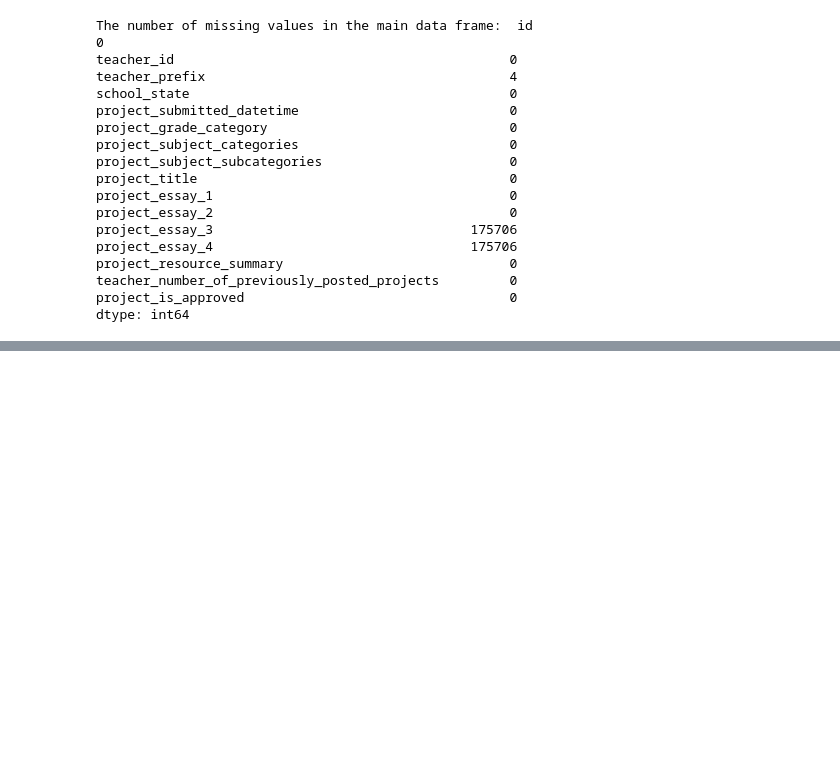
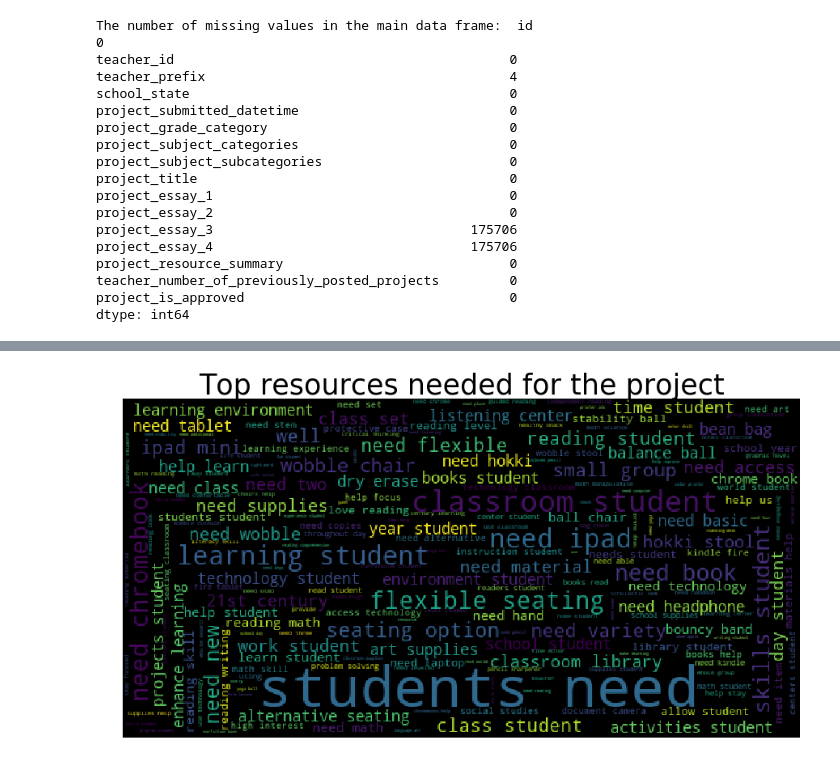
Before and after one commit to davestroud/DataMining_SMU, a Jupyter notebook: dstroud_NLP.ipynb, the cells around one changed output, grey strips where cells are left out. Saved outputs shown, nothing was run; the diff lists cells and outputs as text; code cells hidden in the pictures; blank space fills up the shorter version.

Commit message:
add wordcloud

```diff
--- a/dstroud_NLP.ipynb
+++ b/dstroud_NLP.ipynb
@@ -140,0 +86,25 @@ t.draw()
+# %%
+#https://www.kaggle.com/codename007/a-very-extensive-end-to-end-project-donorschoose
+
+import re
+from nltk.corpus import stopwords
+nltk.download('stopwords')
+
+REPLACE_BY_SPACE_RE = re.compile('[/(){}\[\]\|@,;]')
+BAD_SYMBOLS_RE = re.compile('[^0-9a-z #+_]')
+STOPWORDS = set(stopwords.words('english'))
+def text_prepare(text):
+    """
+        text: a string
+
+        return: modified initial string
+    """
+    text = text.lower()# lowercase text
+    text = REPLACE_BY_SPACE_RE.sub(' ',text)# replace REPLACE_BY_SPACE_RE symbols by space in text
+    text = BAD_SYMBOLS_RE.sub('',text)# delete symbols which are in BAD_SYMBOLS_RE from text
+    temp = [s.strip() for s in text.split() if s not in STOPWORDS]# delete stopwords from text
+    new_text = ''
+    for i in temp:
+        new_text +=i+' '
+    text = new_text
+    return text.strip()
@@ -140,0 +115,19 @@ t.draw()
+# %%
+#https://www.kaggle.com/codename007/a-very-extensive-end-to-end-project-donorschoose
+
+temp_data = df_train.dropna(subset=['project_resource_summary'])
+# converting into lowercase
+temp_data['project_resource_summary'] = temp_data['project_resource_summary'].apply(lambda x: " ".join(x.lower() for x in x.split()))
+temp_data['project_resource_summary'] = temp_data['project_resource_summary'].map(text_prepare)
+
+
+from wordcloud import WordCloud
+
+wordcloud = WordCloud(max_font_size=50, width=600, height=300).generate(' '.join(temp_data['project_resource_summary'].values))
+plt.figure(figsize=(15,8))
+plt.imshow(wordcloud)
+plt.title("Top resources needed for the project", fontsize=35)
+plt.axis("off")
+plt.show()
+# %% [output]
+[figure, added]
```
Also changed, not shown: parts of 12 cells of this notebook.
